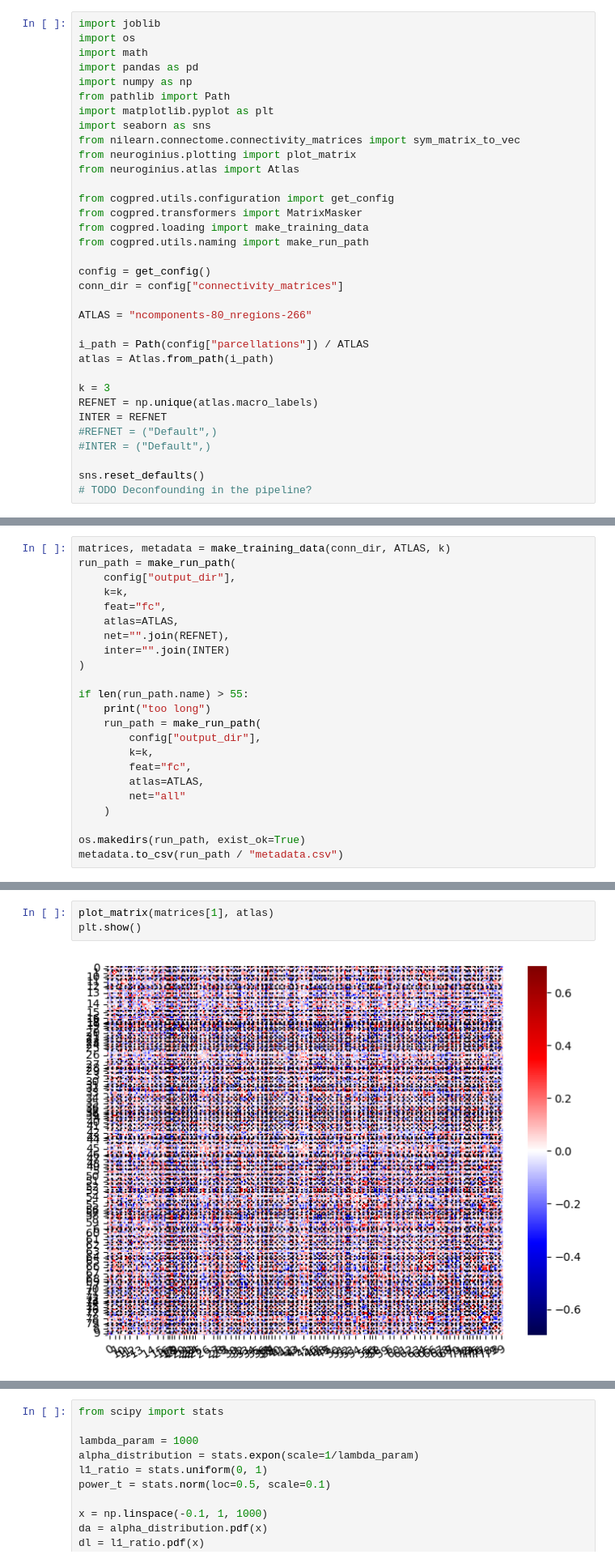
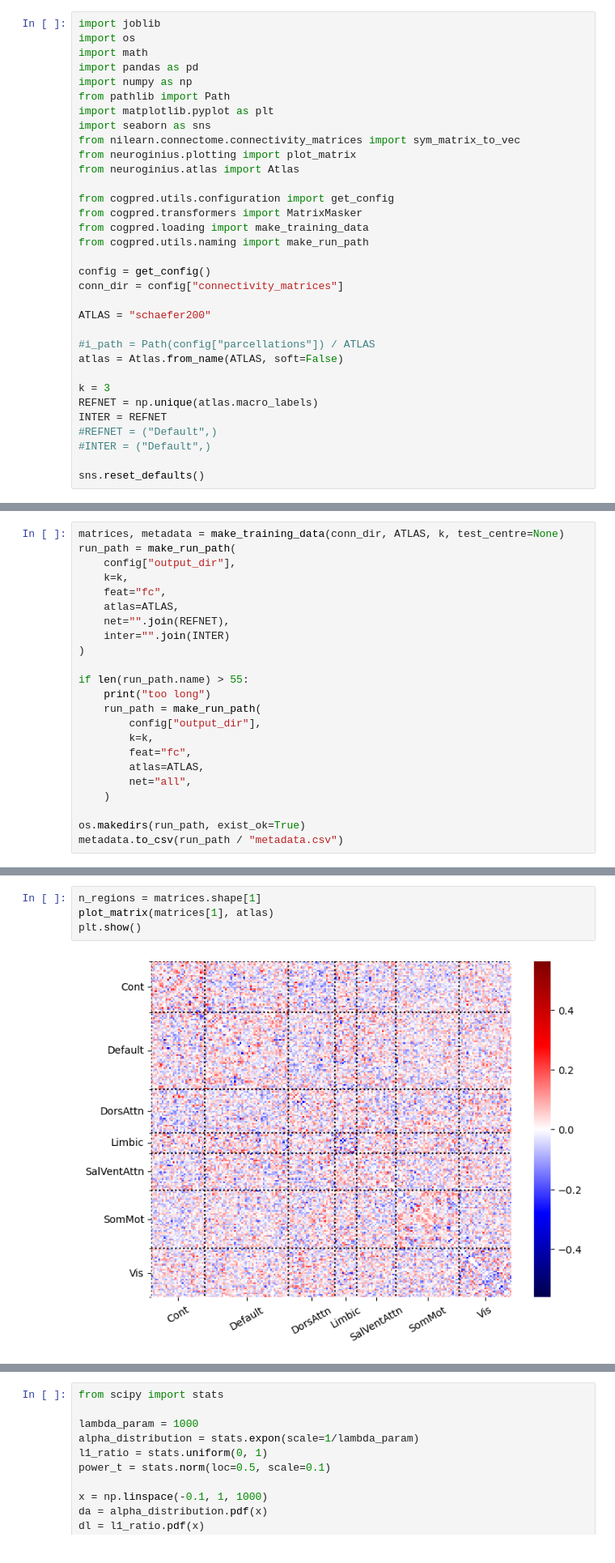
Before and after one commit to jonathan-legrand/cogpred, a Jupyter notebook: predict_cluster_fc.ipynb, the cells around one changed output, grey strips where cells are left out. Shown at 81% size. Cells and saved outputs as stored; diff of their text form.

```diff
--- a/predict_cluster_fc.ipynb
+++ b/predict_cluster_fc.ipynb
@@ -19,10 +19,10 @@ from cogpred.utils.naming import make_run_path
 config = get_config()
 conn_dir = config["connectivity_matrices"]
 
-ATLAS = "ncomponents-80_nregions-266"
+ATLAS = "schaefer200"
 
-i_path = Path(config["parcellations"]) / ATLAS
-atlas = Atlas.from_path(i_path)
+#i_path = Path(config["parcellations"]) / ATLAS
+atlas = Atlas.from_name(ATLAS, soft=False)
 
 k = 3
 REFNET = np.unique(atlas.macro_labels)
@@ -31,4 +31,3 @@ INTER = REFNET
 #INTER = ("Default",)
 
 sns.reset_defaults()
-# TODO Deconfounding in the pipeline?
@@ -54,5 +34,5 @@ TypeError: '_NoValueType' object cannot be interpreted as an integer
 # %%
-matrices, metadata = make_training_data(conn_dir, ATLAS, k)
+matrices, metadata = make_training_data(conn_dir, ATLAS, k, test_centre=None)
 run_path = make_run_path(
     config["output_dir"],
     k=k,
@@ -69,7 +49,7 @@ if len(run_path.name) > 55:
         k=k,
         feat="fc",
         atlas=ATLAS,
-        net="all"
+        net="all",
     )
 
 os.makedirs(run_path, exist_ok=True)
@@ -79,9 +59,10 @@ Dropping 9 subjects because of lacking MMMSE
 too long
 # %%
+n_regions = matrices.shape[1]
 plot_matrix(matrices[1], atlas)
 plt.show()
 # %% [output]
-[figure, old version]
+[figure, new version]
 # %%
 masker = MatrixMasker(REFNET, INTER, atlas=atlas).fit(matrices, metadata)
 
```
Also changed, not shown: parts of 15 cells of this notebook.
